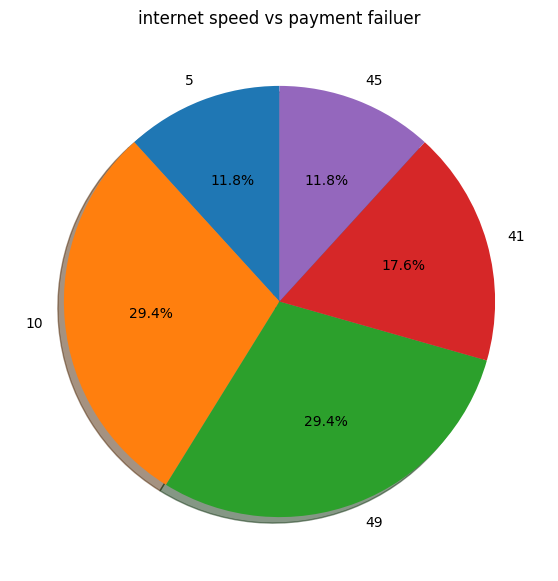
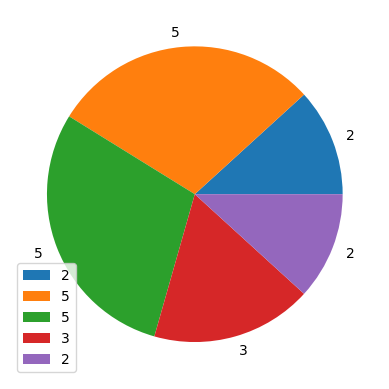
The change to this notebook cell's code, shown as a diff; its figure went from the first image to the second:
--- before
+++ after
@@ -16,15 +16,8 @@
 
 # pie chart
-plt.figure(figsize=(7,7))
-
 plt.pie(
     data['payment failuer'],
-    labels=data['internet speed'],
-    autopct='%1.1f%%',
-    startangle=90,
-    shadow=True
+    labels=data['payment failuer']
 )
-
-plt.title('internet speed vs payment failuer')
+plt.legend()
 plt.show()
-

Commit: Created using Colab